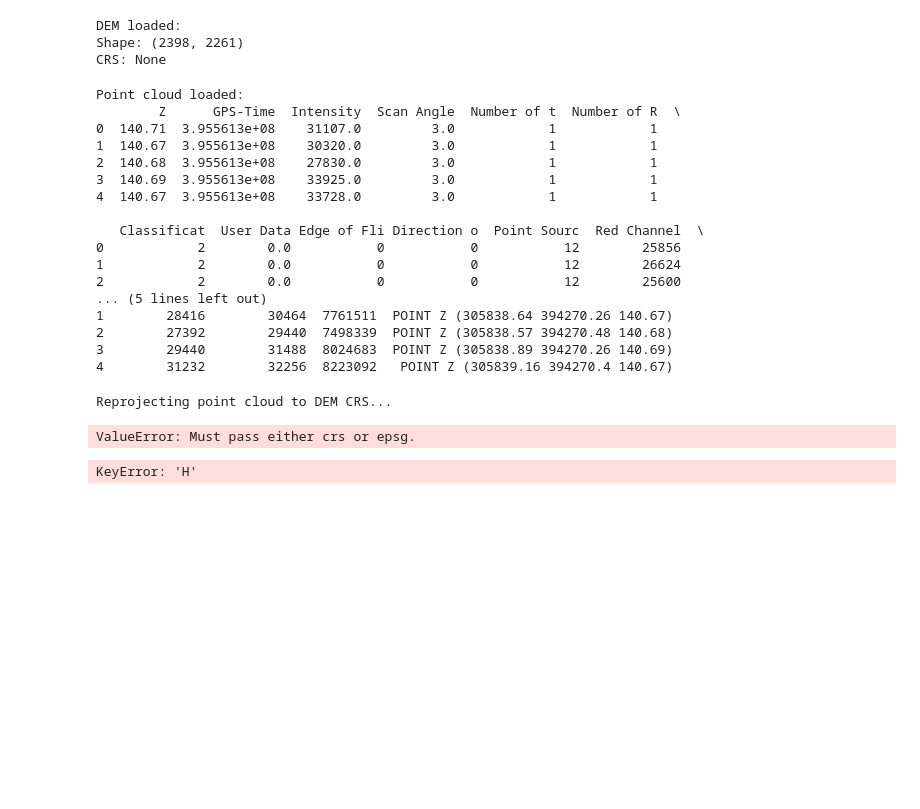
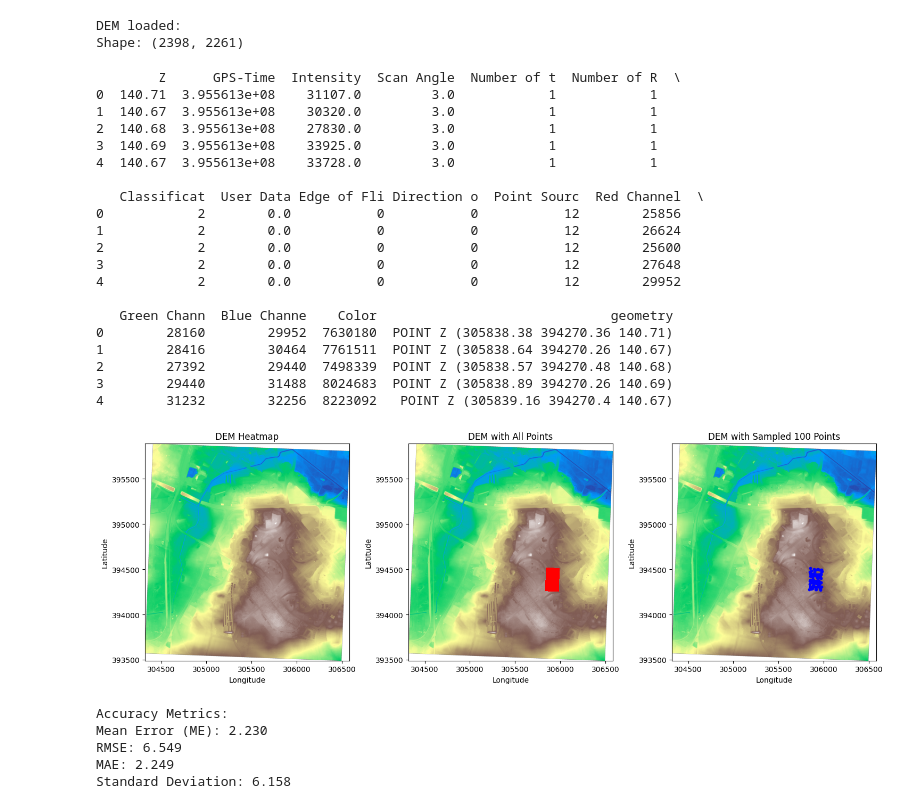
Before and after one commit to KZabd/PMfG_Exam, a Jupyter notebook: KZabdyrskaExam/KZtask2.ipynb, the cells around one changed output. Cells and saved outputs as stored; diff of their text form; code cells hidden in the pictures; blank space fills up the shorter version.

```diff
--- a/KZabdyrskaExam/KZtask2.ipynb
+++ b/KZabdyrskaExam/KZtask2.ipynb
@@ -7,26 +8,23 @@ import pyproj
 # %%
 # ---------- Step 1. Read the DEM (ASCII file) ----------
-dem_file = "C:/Users/user/Studia_RSG/S2/Python_Matlab_for_Geoscience/Exam/Lubin_2024_03_27.asc"
-with rasterio.open(dem_file) as dem_src:
+with rasterio.open("C:/Users/user/Studia_RSG/S2/Python_Matlab_for_Geoscience/Exam/Lubin_2024_03_27.asc") as dem_src:
     dem_array = dem_src.read(1)         # Read the DEM data as a 2D array
     dem_transform = dem_src.transform   # Get the affine transformation
-    dem_crs = dem_src.crs               # Get the DEM's CRS
-
+    dem_extent = [
+    dem_src.bounds.left, dem_src.bounds.right,
+    dem_src.bounds.bottom, dem_src.bounds.top
+]
 print("DEM loaded:")
 print("Shape:", dem_array.shape)
-print("CRS:", dem_crs)
 # %% [output]
 DEM loaded:
 Shape: (2398, 2261)
-CRS: None
 # %%
 # ---------- Step 2. Read the point cloud shapefile ----------
-
 points = gpd.read_file("C:/Users/user/Studia_RSG/S2/Python_Matlab_for_Geoscience/Exam/Lubin_2024_03_27_pc_t5.shp")
-print("\nPoint cloud loaded:")
 print(points.head())
+points_sample = points.sample(n=100) #A small sample to speed up the calculations
 # %% [output]
-Point cloud loaded:
         Z      GPS-Time  Intensity  Scan Angle  Number of t  Number of R  \
 0  140.71  3.955613e+08    31107.0         3.0            1            1
 1  140.67  3.955613e+08    30320.0         3.0            1            1
@@ -38,19 +36,49 @@ Point cloud loaded:
 0            2        0.0           0           0           12        25856
 1            2        0.0           0           0           12        26624
 2            2        0.0           0           0           12        25600
-... (5 lines left out)
+3            2        0.0           0           0           12        27648
+4            2        0.0           0           0           12        29952
+
+   Green Chann  Blue Channe    Color                              geometry
+0        28160        29952  7630180  POINT Z (305838.38 394270.36 140.71)
 1        28416        30464  7761511  POINT Z (305838.64 394270.26 140.67)
 2        27392        29440  7498339  POINT Z (305838.57 394270.48 140.68)
 3        29440        31488  8024683  POINT Z (305838.89 394270.26 140.69)
 4        31232        32256  8223092   POINT Z (305839.16 394270.4 140.67)
-# %%
-# Reproject the point cloud to DEM CRS if needed
-if points.crs != dem_crs:
-    print("\nReprojecting point cloud to DEM CRS...")
-    points = points.to_crs(dem_crs)
-# %% [output]
-Reprojecting point cloud to DEM CRS...
-ValueError: Must pass either crs or epsg.
+# %%
+# ---------- Step 3. Visualise DEM, point cloud and samle points ----------
+
+# Create figure with subplots
+fig, axes = plt.subplots(1, 3, figsize=(15, 5))
+
+if dem_src.nodata is not None:
+    dem_masked = np.ma.masked_equal(dem_array, dem_src.nodata)
+else:
+    dem_masked = dem_array
+
+# Plot 1: DEM heatmap
+axes[0].imshow(dem_masked, cmap="terrain", extent=dem_extent, origin="upper")
+axes[0].set_title("DEM Heatmap")
+
+# Plot 2: DEM with full point cloud
+axes[1].imshow(dem_masked, cmap="terrain", extent=dem_extent, origin="upper")
+axes[1].scatter(points.geometry.x, points.geometry.y, s=1, c="red", label="All Points")
+axes[1].set_title("DEM with All Points")
+
+# Plot 3: DEM with sampled 100 points
+axes[2].imshow(dem_masked, cmap="terrain", extent=dem_extent, origin="upper")
+axes[2].scatter(points_sample.geometry.x, points_sample.geometry.y, s=10, c="blue", label="Sampled Points")
+axes[2].set_title("DEM with Sampled 100 Points")
+
+# Adjust layout
+for ax in axes:
+    ax.set_xlabel("Longitude")
+    ax.set_ylabel("Latitude")
+
+plt.tight_layout()
+plt.show()
+# %% [output]
+[figure, added]
 # %%
 # ---------- Step 3. Sample the DEM at point locations ----------
 
@@ -67,14 +95,12 @@ points["DEM_H"] = dem_sampled
 # %%
 # ---------- Step 4. Calculate the height difference deltaH ----------
 
-# Assuming the point cloud has a field "H" for its elevation
-points["deltaH"] = points["H"] - points["DEM_H"]
+# The point cloud has a field "Z" for its elevation
+points_sample["deltaH"] = points_sample["Z"] - points_sample["DEM_H"]
-# %% [output]
-KeyError: 'H'
 # %%
 # ---------- Step 5. Calculate accuracy metrics ----------
 
-deltaH = points["deltaH"].values
+deltaH = points_sample["deltaH"].values
 mean_error = np.mean(deltaH)
 rmse = np.sqrt(np.mean(deltaH**2))
 mae = np.mean(np.abs(deltaH))
@@ -85,3 +111,9 @@ print(f"Mean Error (ME): {mean_error:.3f}")
 print(f"RMSE: {rmse:.3f}")
 print(f"MAE: {mae:.3f}")
 print(f"Standard Deviation: {std_dev:.3f}")
+# %% [output]
+Accuracy Metrics:
+Mean Error (ME): 2.230
+RMSE: 6.549
+MAE: 2.249
+Standard Deviation: 6.158
```
Also changed, not shown: parts of 2 cells of this notebook.
